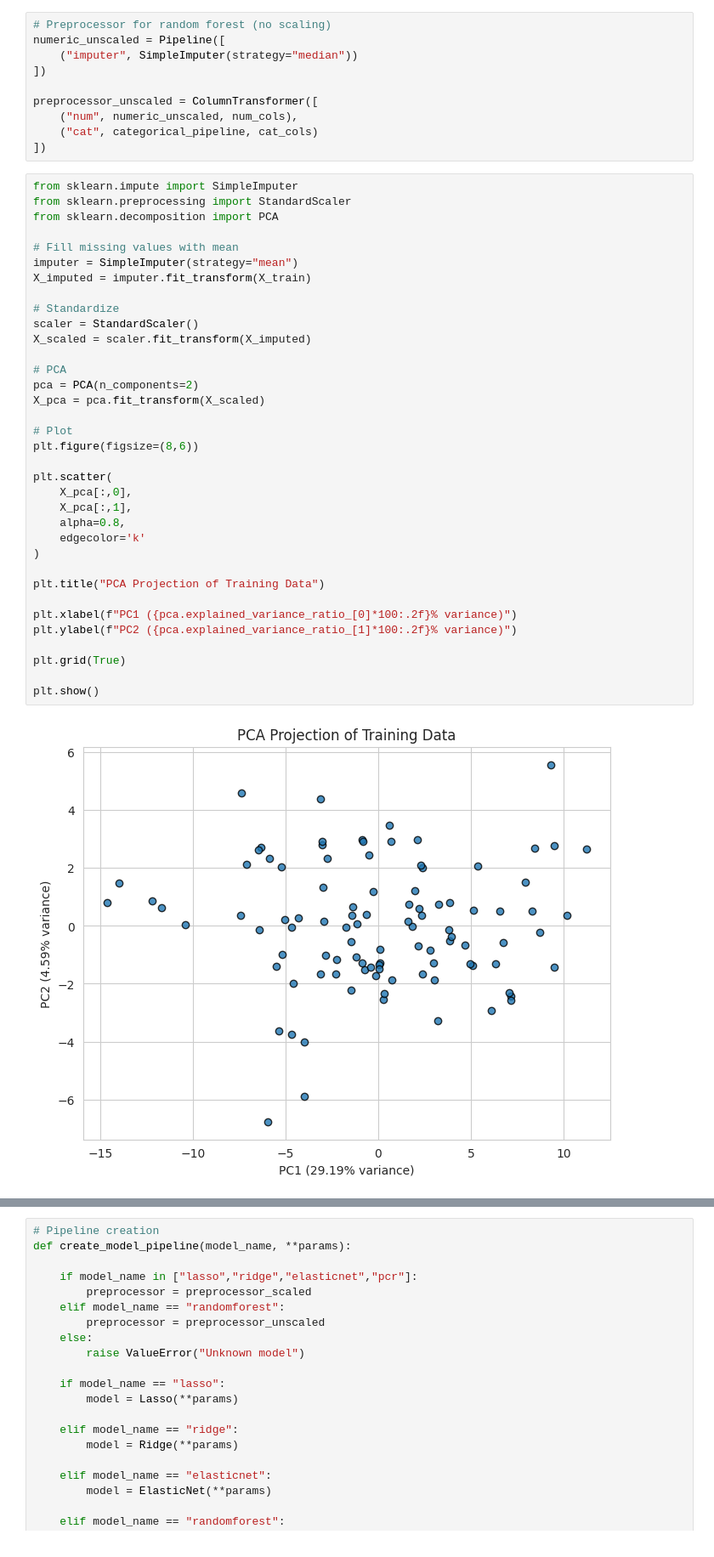
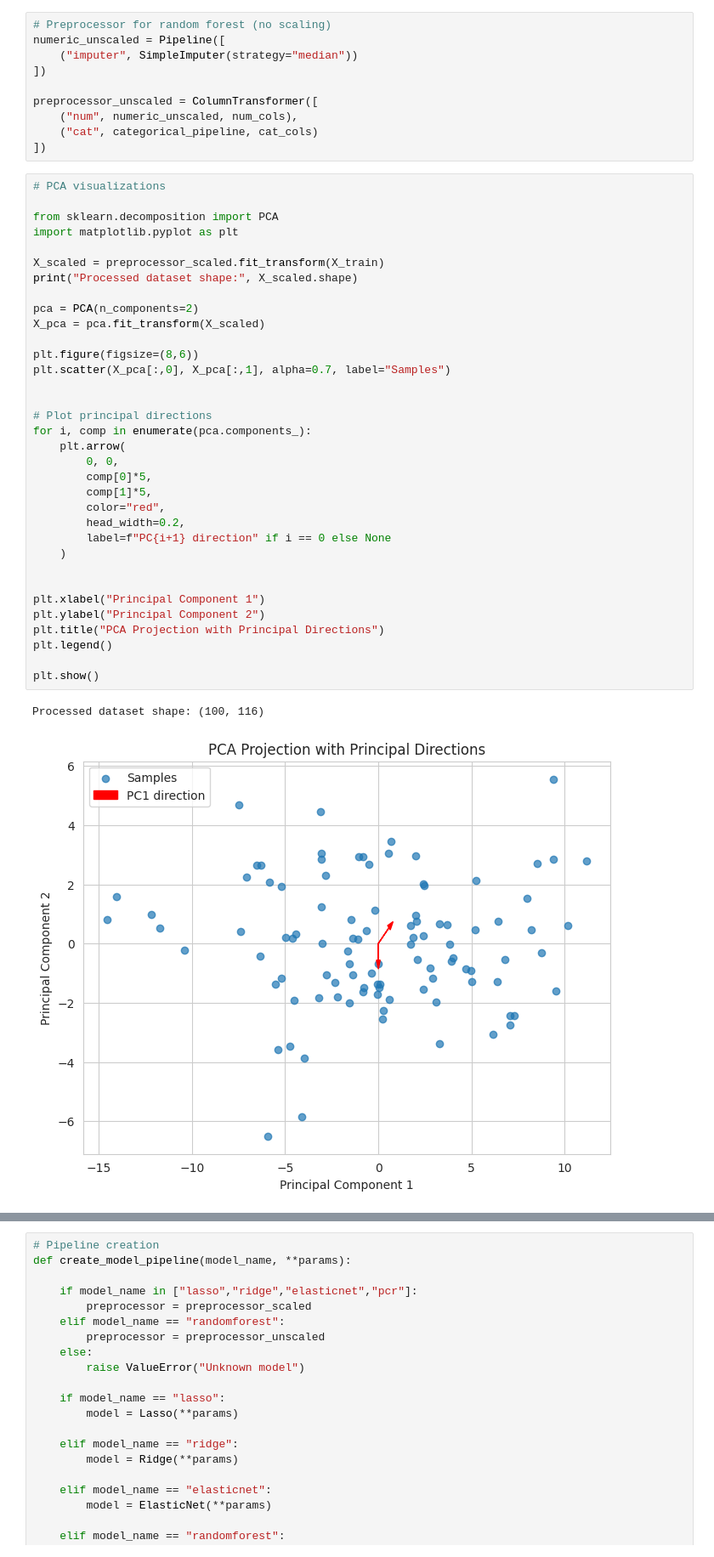
Before and after one commit to InfiniteLobster/CDA-case1, a Jupyter notebook: case_workspace.ipynb, the cells around one changed output, grey strips where cells are left out. Shown at 85% size. Cells and saved outputs as stored; diff of their text form.

Commit message:
revised visualization

```diff
--- a/case_workspace.ipynb
+++ b/case_workspace.ipynb
@@ -166,40 +133,40 @@ preprocessor_unscaled = ColumnTransformer([
     ("num", numeric_unscaled, num_cols),
     ("cat", categorical_pipeline, cat_cols)
 ])
-# %%
-from sklearn.impute import SimpleImputer
-from sklearn.preprocessing import StandardScaler
-from sklearn.decomposition import PCA
-
-# Fill missing values with mean
-imputer = SimpleImputer(strategy="mean")
-X_imputed = imputer.fit_transform(X_train)
-
-# Standardize
-scaler = StandardScaler()
-X_scaled = scaler.fit_transform(X_imputed)
-
-# PCA
-pca = PCA(n_components=2)
-X_pca = pca.fit_transform(X_scaled)
-
-# Plot
-plt.figure(figsize=(8,6))
-
-plt.scatter(
-    X_pca[:,0],
-    X_pca[:,1],
-    alpha=0.8,
-    edgecolor='k'
-)
-
-plt.title("PCA Projection of Training Data")
-
-plt.xlabel(f"PC1 ({pca.explained_variance_ratio_[0]*100:.2f}% variance)")
-plt.ylabel(f"PC2 ({pca.explained_variance_ratio_[1]*100:.2f}% variance)")
-
-plt.grid(True)
-
-plt.show()
-# %% [output]
-[figure, removed]
+# %%
+# PCA visualizations
+
+from sklearn.decomposition import PCA
+import matplotlib.pyplot as plt
+
+X_scaled = preprocessor_scaled.fit_transform(X_train)
+print("Processed dataset shape:", X_scaled.shape)
+
+pca = PCA(n_components=2)
+X_pca = pca.fit_transform(X_scaled)
+
+plt.figure(figsize=(8,6))
+plt.scatter(X_pca[:,0], X_pca[:,1], alpha=0.7, label="Samples")
+
+
+# Plot principal directions
+for i, comp in enumerate(pca.components_):
+    plt.arrow(
+        0, 0,
+        comp[0]*5,
+        comp[1]*5,
+        color="red",
+        head_width=0.2,
+        label=f"PC{i+1} direction" if i == 0 else None
+    )
+
+
+plt.xlabel("Principal Component 1")
+plt.ylabel("Principal Component 2")
+plt.title("PCA Projection with Principal Directions")
+plt.legend()
+
+plt.show()
+# %% [output]
+Processed dataset shape: (100, 116)
+[figure, added]
```
Also changed, not shown: parts of 3 cells of this notebook.
